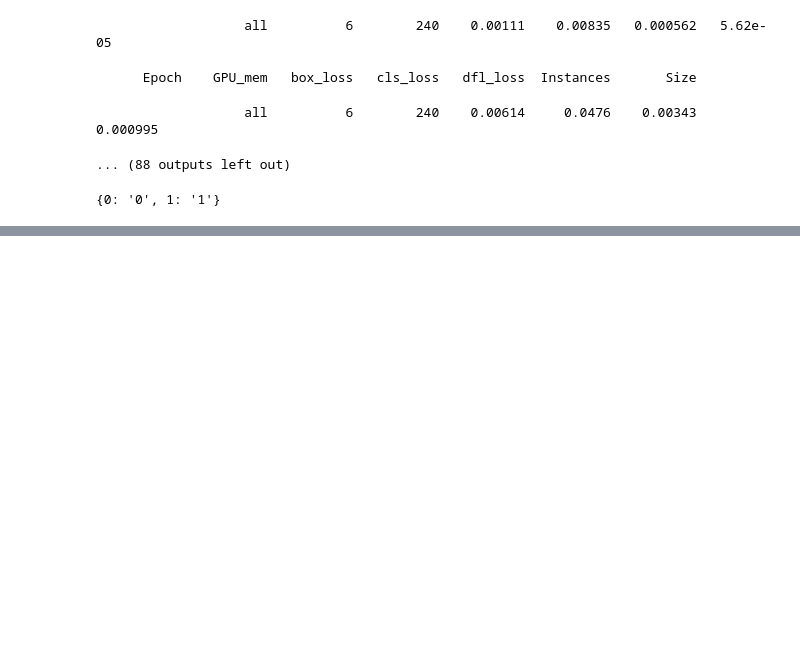
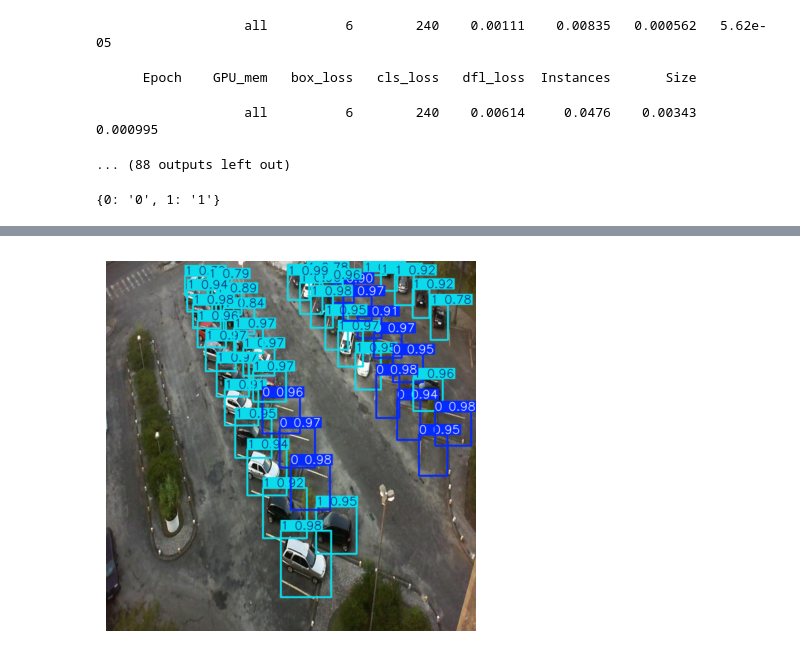
Before and after one commit to chohi22/Industrial-AI, a Jupyter notebook: 지능화 캡스톤 프로젝트/과제/10주차/결과물 제출/nova_parking.ipynb, the cells around one changed output, grey strips where cells are left out. Drawn from its saved outputs; the diff is of its cells as text; code cells hidden in the pictures; blank space fills up the shorter version.

```diff
--- a/지능화 캡스톤 프로젝트/과제/10주차/결과물 제출/nova_parking.ipynb
+++ b/지능화 캡스톤 프로젝트/과제/10주차/결과물 제출/nova_parking.ipynb
@@ -82,0 +84,12 @@ xdg-open: no method available for opening '/tmp/tmpd169k9kz.PNG'
+# %%
+import matplotlib.pyplot as plt
+
+img_array = results2[0].plot()
+# BGR → RGB로 변환
+img_rgb = img_array[..., ::-1]
+
+plt.imshow(img_rgb)
+plt.axis('off')
+plt.show()
+# %% [output]
+[figure, added]
```
Also changed, not shown: parts of 2 cells of this notebook, 2 other files.
